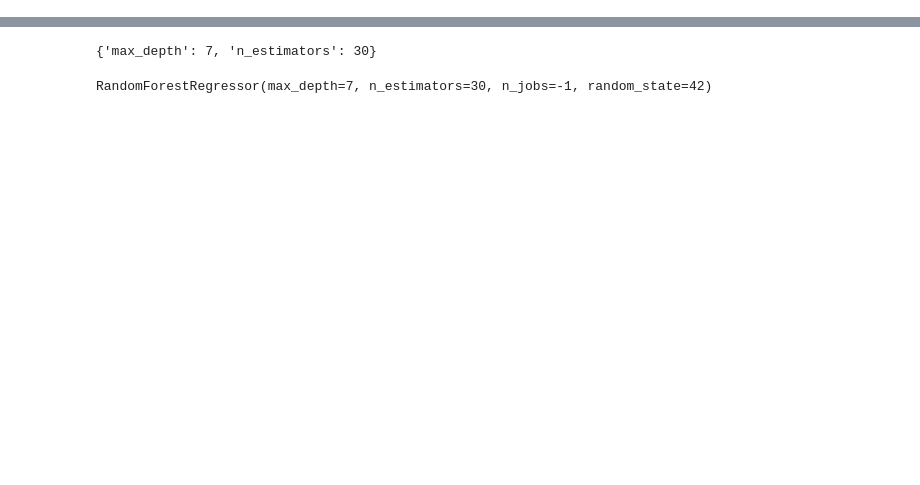
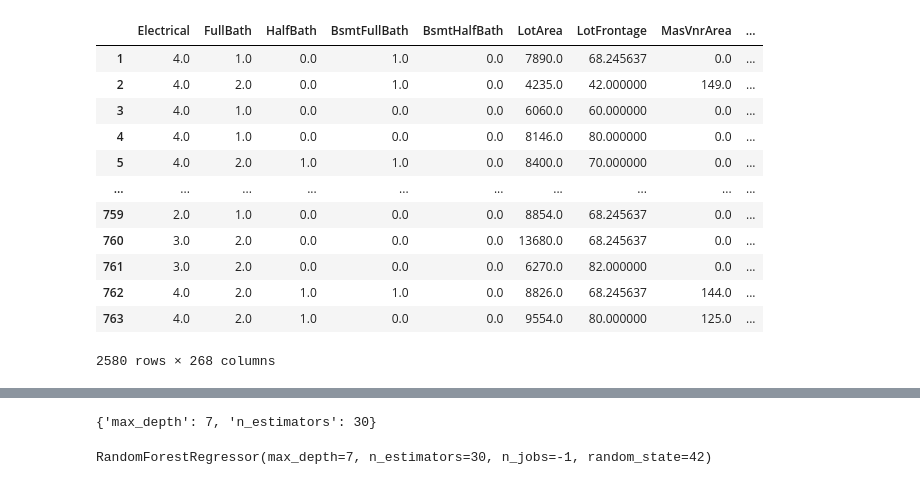
Before and after one commit to asilbert/MLProject, a Jupyter notebook: notebooks/01_preprocess.ipynb, the cells around one changed output, grey strips where cells are left out. Drawn from its saved outputs; the diff is of its cells as text; code cells hidden in the pictures; blank space fills up the shorter version.

```diff
--- a/notebooks/01_preprocess.ipynb
+++ b/notebooks/01_preprocess.ipynb
@@ -54,3 +37,20 @@ save_parquet(transformed_df, "../data/interim/X_raw.parquet")
+# %%
+pd.set_option('display.max_columns', None)
+transformed_df
+# %% [output]
+|  | Electrical | FullBath | HalfBath | BsmtFullBath | BsmtHalfBath | LotArea | LotFrontage | MasVnrArea | ... |
+| 1 | 4.0 | 1.0 | 0.0 | 1.0 | 0.0 | 7890.0 | 68.245637 | 0.0 | ... |
+| 2 | 4.0 | 2.0 | 0.0 | 1.0 | 0.0 | 4235.0 | 42.000000 | 149.0 | ... |
+| 3 | 4.0 | 1.0 | 0.0 | 0.0 | 0.0 | 6060.0 | 60.000000 | 0.0 | ... |
+| 4 | 4.0 | 1.0 | 0.0 | 0.0 | 0.0 | 8146.0 | 80.000000 | 0.0 | ... |
+| 5 | 4.0 | 2.0 | 1.0 | 1.0 | 0.0 | 8400.0 | 70.000000 | 0.0 | ... |
+| ... | ... | ... | ... | ... | ... | ... | ... | ... | ... |
+| 759 | 2.0 | 1.0 | 0.0 | 0.0 | 0.0 | 8854.0 | 68.245637 | 0.0 | ... |
+| 760 | 3.0 | 2.0 | 0.0 | 0.0 | 0.0 | 13680.0 | 68.245637 | 0.0 | ... |
+| 761 | 3.0 | 2.0 | 0.0 | 0.0 | 0.0 | 6270.0 | 82.000000 | 0.0 | ... |
+| 762 | 4.0 | 2.0 | 1.0 | 1.0 | 0.0 | 8826.0 | 68.245637 | 144.0 | ... |
+| 763 | 4.0 | 2.0 | 1.0 | 0.0 | 0.0 | 9554.0 | 80.000000 | 125.0 | ... |
+2580 rows × 268 columns
 # %%
 rf = RandomForestRegressor(random_state=42, n_jobs=-1)
 cv = KFold(n_splits=5, shuffle=True, random_state=42)
```
Also changed, not shown: parts of 9 cells of this notebook, 17 other files.
